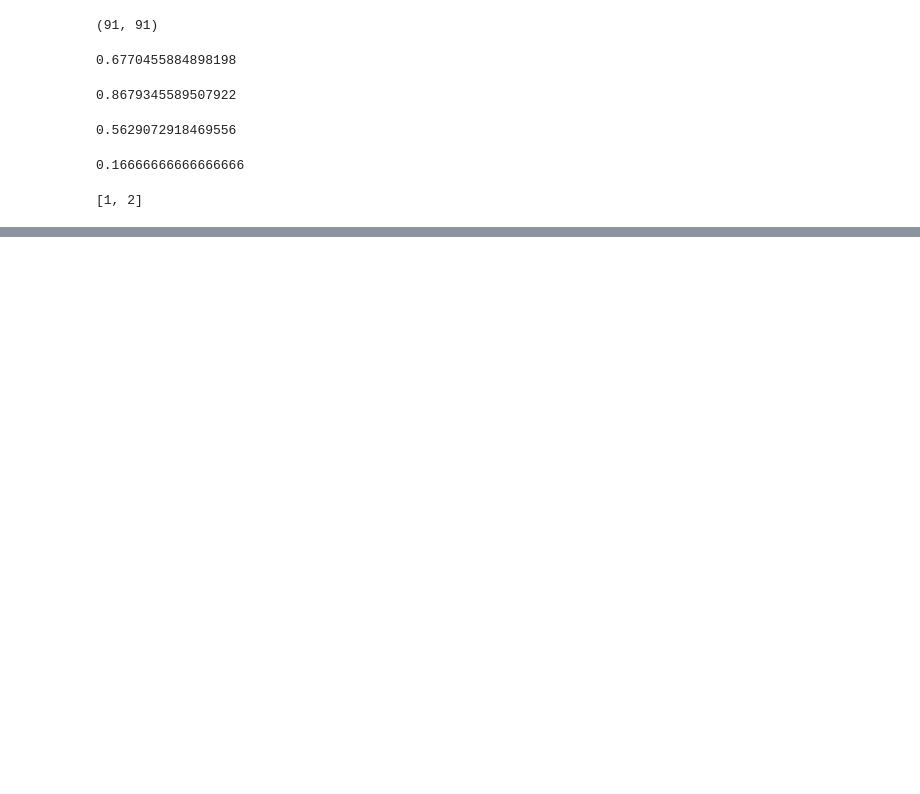
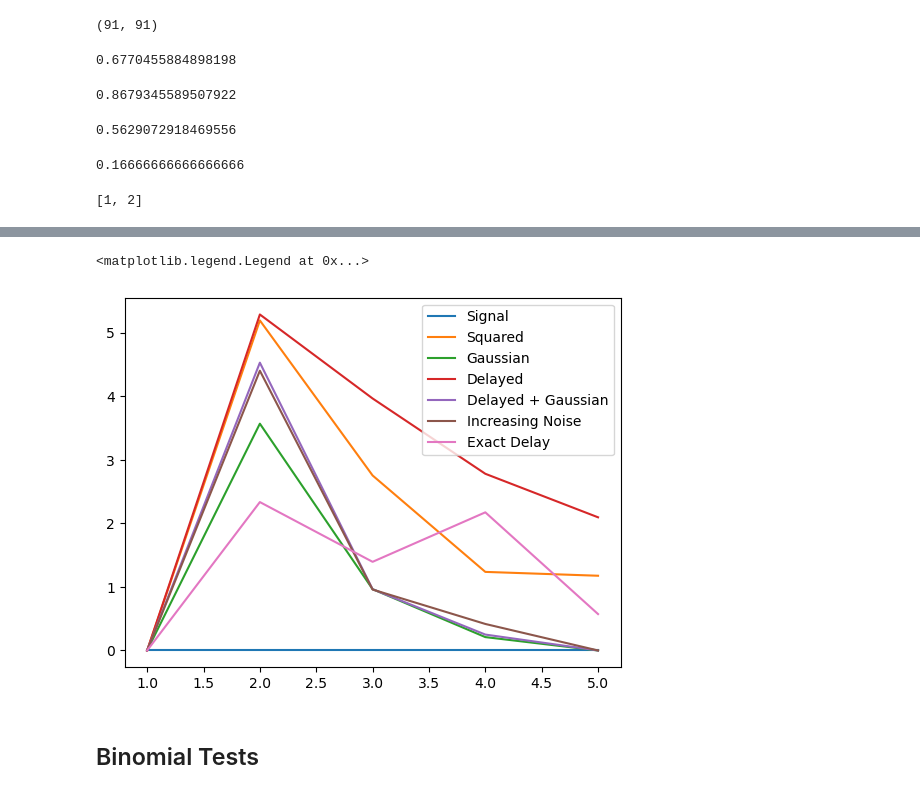
Before and after one commit to asmithh/trans-fer-entropy, a Jupyter notebook: transfer/01-sk-transfer-entropy testing.ipynb, the cells around one changed output, grey strips where cells are left out. Cells and saved outputs as stored; diff of their text form; code cells hidden in the pictures; blank space fills up the shorter version.

```diff
--- a/transfer/01-sk-transfer-entropy testing.ipynb
+++ b/transfer/01-sk-transfer-entropy testing.ipynb
@@ -115,0 +174,5 @@ list(range(1,3))
+# %%
+ste_41_r = list()
+for sig,label in all_signals:
+    TE = ste.symbolic_transfer_entropy(x=sig, y=x, w=4, s=1)
+    ste_41_r.append((TE, label))
@@ -115,0 +189,5 @@ list(range(1,3))
+# %%
+ste_21_r = list()
+for sig,label in all_signals:
+    TE = ste.symbolic_transfer_entropy(x=sig, y=x, w=2, s=1)
+    ste_21_r.append((TE, label))
@@ -115,0 +204,5 @@ list(range(1,3))
+# %%
+ste_21 = list()
+for sig,label in all_signals:
+    TE = ste.symbolic_transfer_entropy(x=x, y=sig, w=2, s=1)
+    ste_21.append((TE, label))
@@ -115,0 +219,19 @@ list(range(1,3))
+# %%
+# Testing by window size
+
+sin_sig_te_by_w = defaultdict(list)
+
+for test_w in range(1, 6):
+    for sig, label in all_signals:
+        te = ste.symbolic_transfer_entropy(x=sig, y=x, w=test_w, s=1)
+        sin_sig_te_by_w[label].append(te)
+# %%
+for sig, label in all_signals:
+    plt.plot(range(1,6), sin_sig_te_by_w[label], label=label)
+
+plt.legend()
+# %% [output]
+<matplotlib.legend.Legend at 0x...>
+[figure, added]
+# %% [markdown]
+## Binomial Tests
```
Also changed, not shown: parts of 20 cells of this notebook, 2 other files.
